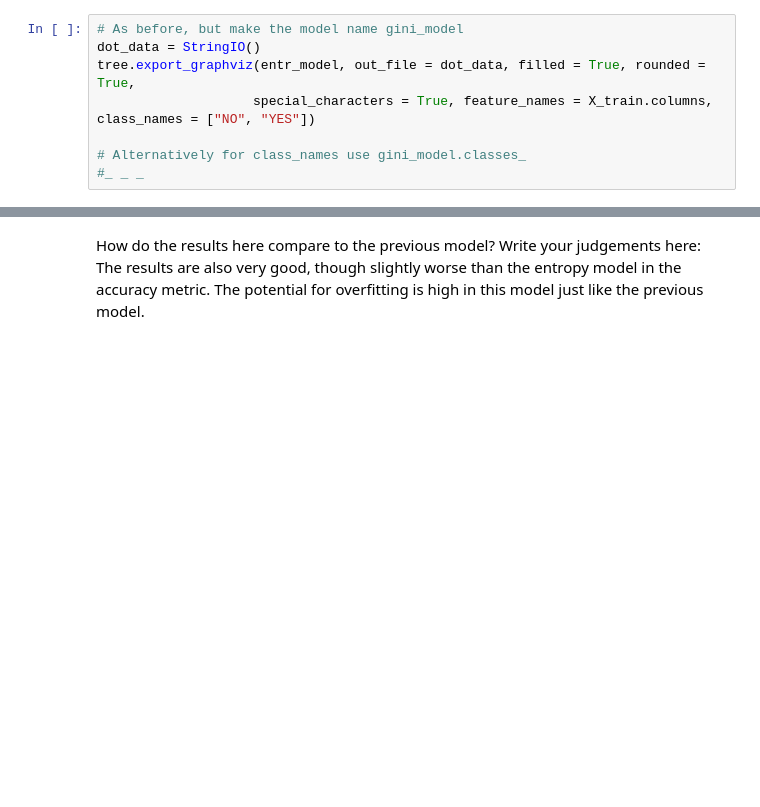
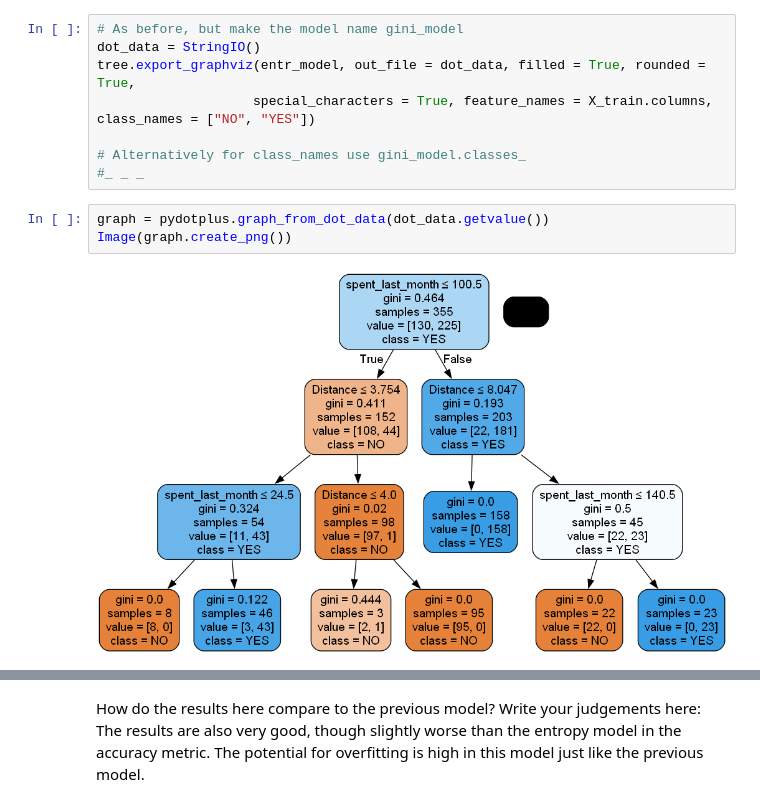
Before and after one commit to roscobosco2745/SpringboardRepo, a Jupyter notebook: Springboard_Decision_Tree_Specialty_Coffee_Case_Study-Tier_3.ipynb, the cells around one changed output, grey strips where cells are left out. Saved outputs shown, nothing was run; the diff lists cells and outputs as text; blank space fills up the shorter version.

```diff
--- a/Springboard_Decision_Tree_Specialty_Coffee_Case_Study-Tier_3.ipynb
+++ b/Springboard_Decision_Tree_Specialty_Coffee_Case_Study-Tier_3.ipynb
@@ -447,6 +463,11 @@ tree.export_graphviz(entr_model, out_file = dot_data, filled = True, rounded = T
 
 # Alternatively for class_names use gini_model.classes_
 #_ _ _
+# %%
+graph = pydotplus.graph_from_dot_data(dot_data.getvalue())
+Image(graph.create_png())
+# %% [output]
+[figure, added]
 # %%
 # Run this block for model evaluation
 print("Model Gini impurity model")
```
Also changed, not shown: parts of 16 cells of this notebook.
